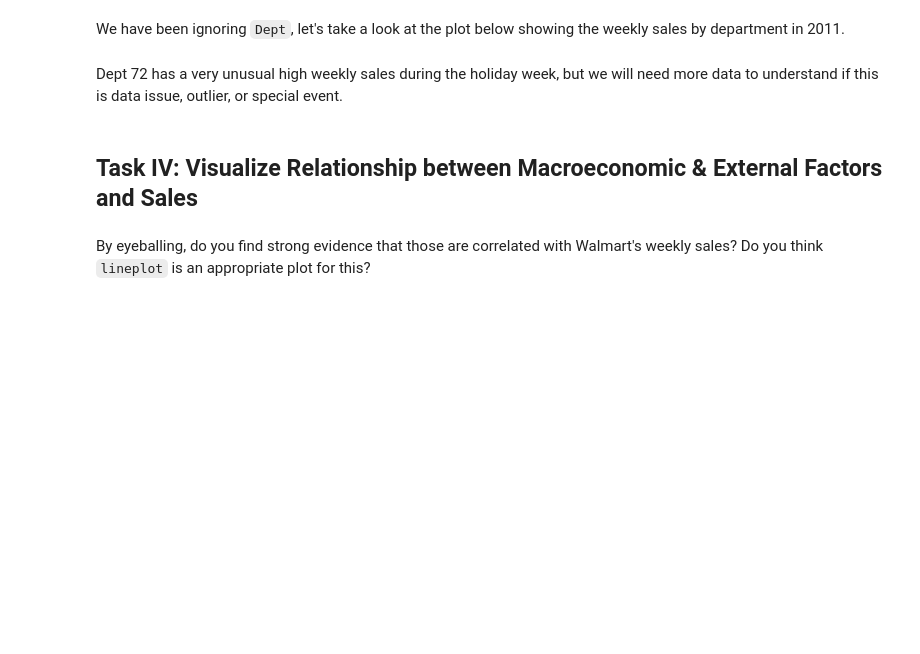
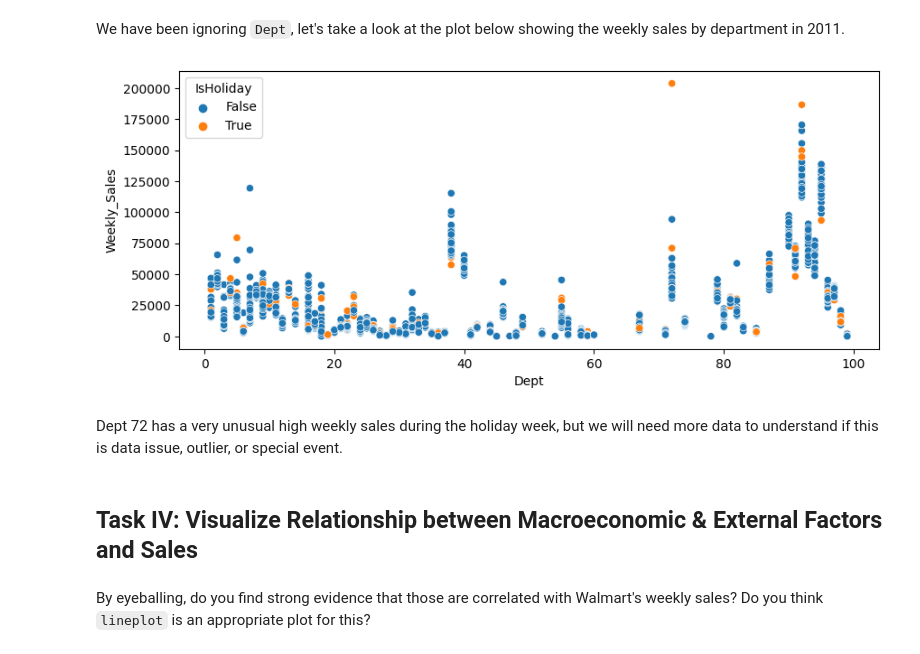
Before and after one commit to kidcoconut/fourthbrain, a Jupyter notebook: .assignments/week4_data_eng/nb/walmart-sales-data.ipynb, the cells around one changed output. Saved outputs shown, nothing was run; the diff lists cells and outputs as text; code cells hidden in the pictures; blank space fills up the shorter version.

```diff
--- a/.assignments/week4_data_eng/nb/walmart-sales-data.ipynb
+++ b/.assignments/week4_data_eng/nb/walmart-sales-data.ipynb
@@ -765,7 +815,10 @@ Discuss with your teammate, are you surprised that during Christmas, sales at Wa
 We have been ignoring `Dept`, let's take a look at the plot below showing the weekly sales by department in 2011.
 # %%
 plt.figure(figsize=(10,4))
-sns.scatterplot(data=df_train[df_train.year==2011], x = 'Dept', y= target, hue='IsHoliday');
+sns.scatterplot(data=df_train[df_train.year==2011], \
+                x = 'Dept', y= strTgtVar, hue='IsHoliday');
+# %% [output]
+[figure, added]
 # %% [markdown]
 Dept 72 has a very unusual high weekly sales during the holiday week, but we will need more data to understand if this is data issue, outlier, or special event.
 # %% [markdown]
```
Also changed, not shown: parts of 16 cells of this notebook.
